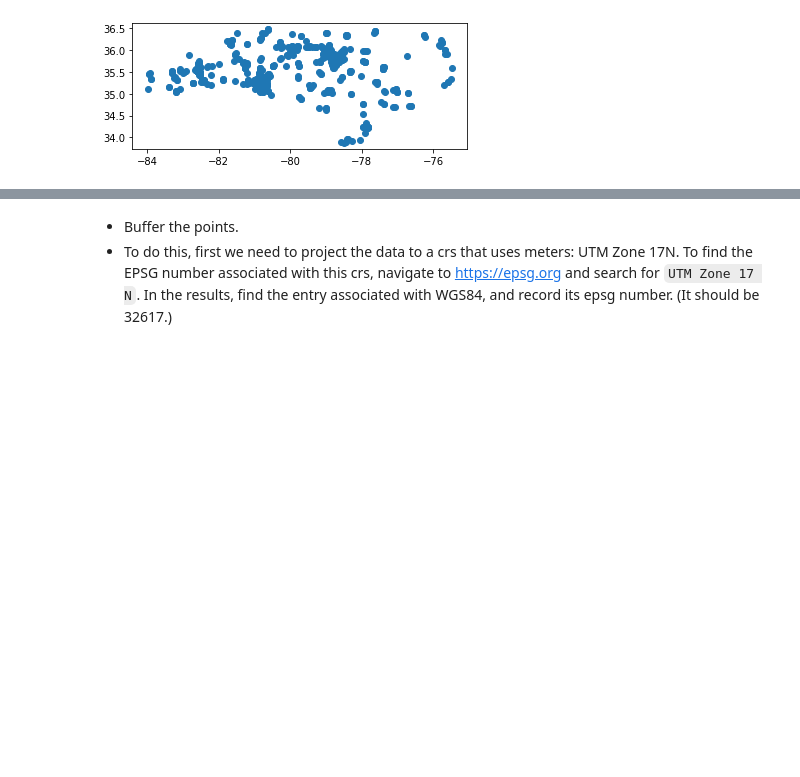
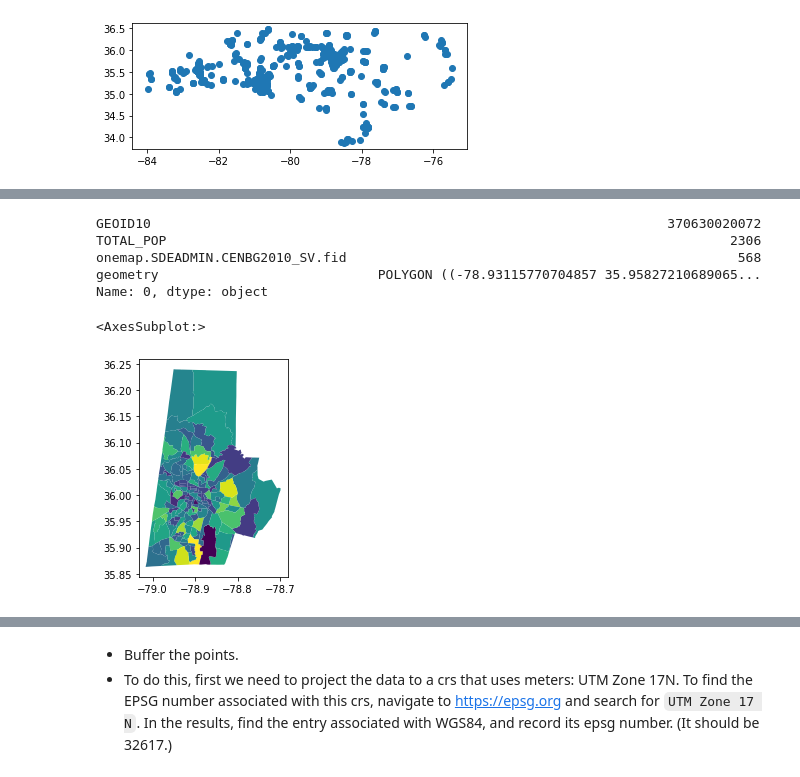
Before and after one commit to ENV859/SpatialDataFrames, a Jupyter notebook: Geopandas-project.ipynb, the cells around one changed output, grey strips where cells are left out. Cells and saved outputs as stored; diff of their text form; code cells hidden in the pictures; blank space fills up the shorter version.

```diff
--- a/Geopandas-project.ipynb
+++ b/Geopandas-project.ipynb
@@ -104,0 +79,11 @@ Datum: World Geodetic System 1984
+# %%
+def getOneMapData(serviceName, layer, query='OBJECTID>0'):
+    url=f'https://services.nconemap.gov/secure/rest/services/{serviceName}/' + \
+        f'FeatureServer/{layer}/query?where={query}&outFields=*&f=geojson'
+    try:
+        gdf = gpd.read_file(url)
+    except:
+        print("Error fetching data")
+        print (url)
+        return None
+    return gdf
@@ -104,0 +95,5 @@ Datum: World Geodetic System 1984
+# %%
+#Fetch census block groups for Durham, Orange, and Wake counties
+gdf_DurmBlkGroups = getOneMapData('NC1Map_Census',8,"GEOID10+LIKE+'37063%25'")
+gdf_WakeBlkGroups = getOneMapData('NC1Map_Census',8,"GEOID10+LIKE+'37183%25'")
+gdf_OrangeBlkGroups = getOneMapData('NC1Map_Census',8,"GEOID10+LIKE+'37135%25'")
@@ -104,0 +119,14 @@ Datum: World Geodetic System 1984
+# %%
+gdf_DurmBlkGroups.iloc[0]
+# %% [output]
+GEOID10                                                                  370630020072
+TOTAL_POP                                                                        2306
+onemap.SDEADMIN.CENBG2010_SV.fid                                                  568
+geometry                            POLYGON ((-78.93115770704857 35.95827210689065...
+Name: 0, dtype: object
+# %%
+#Plot Durhham's population
+gdf_DurmBlkGroups.plot('TOTAL_POP',cmap='viridis')
+# %% [output]
+<AxesSubplot:>
+[figure, added]
```
Also changed, not shown: parts of 21 cells of this notebook.
